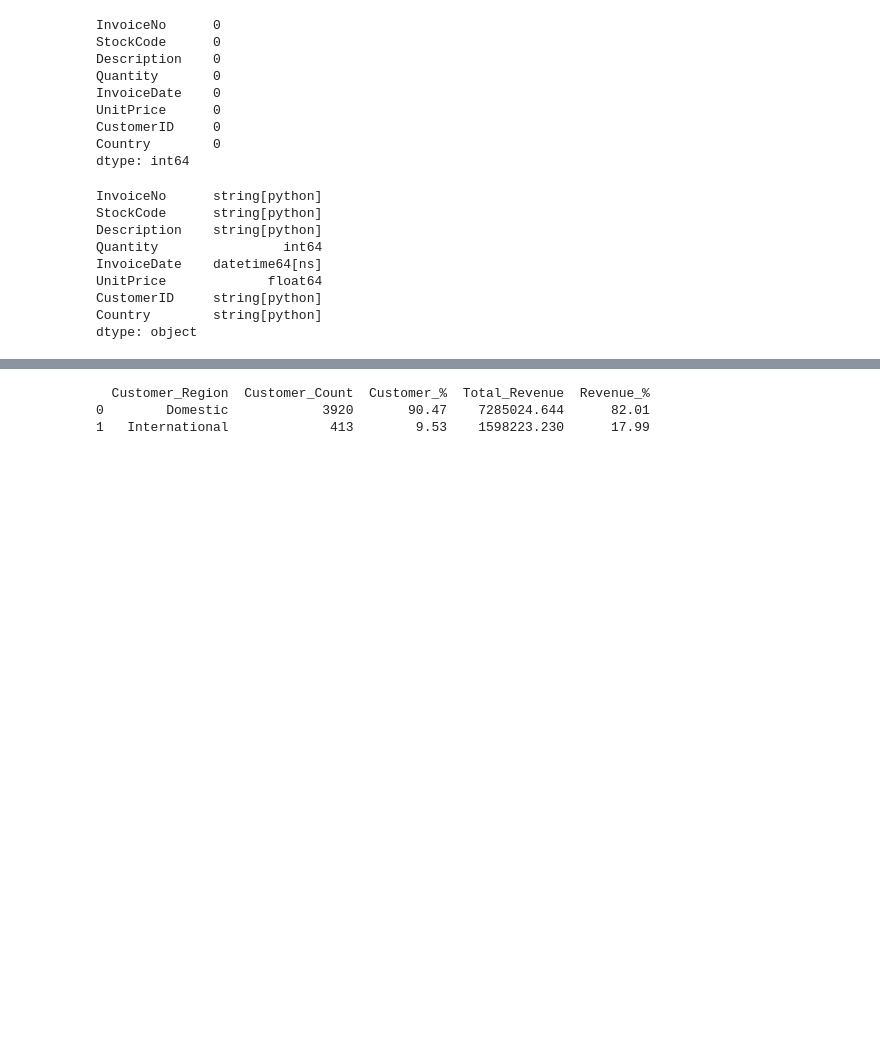
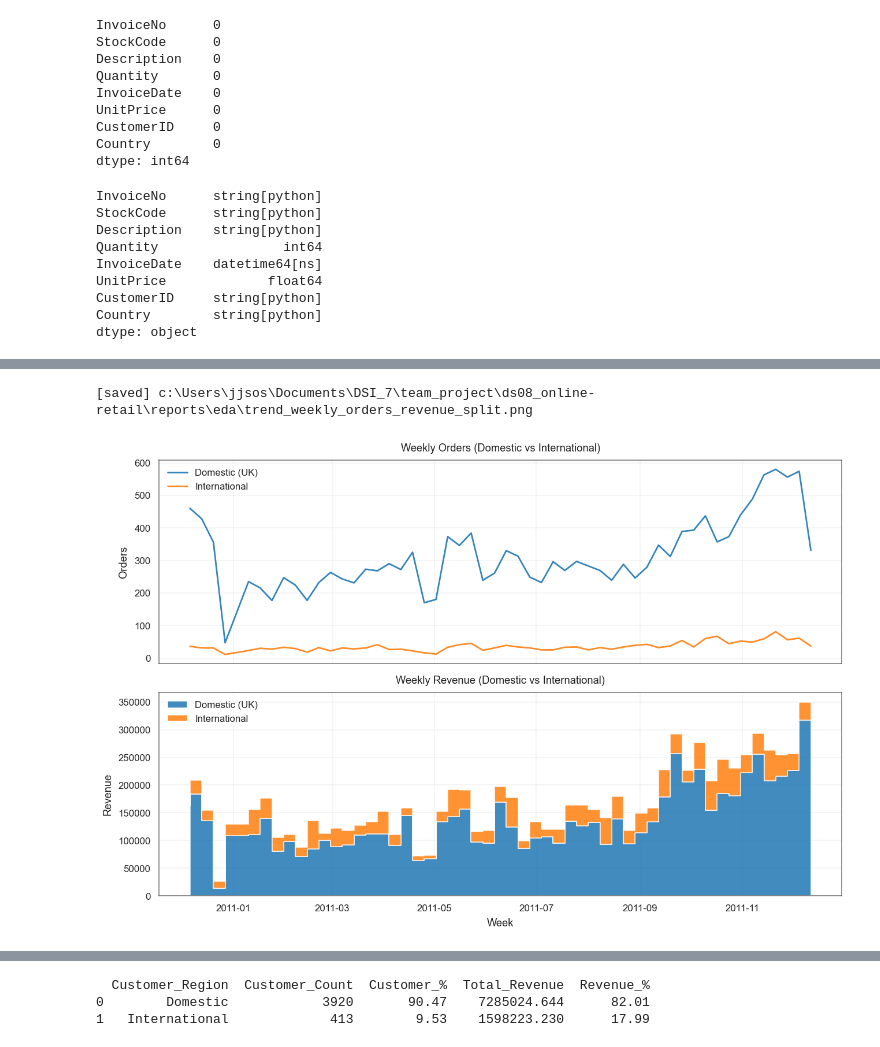
Before and after one commit to bisharatm/ds08_online-retail, a Jupyter notebook: notebooks/02_eda_and_final_preparation.ipynb, the cells around one changed output, grey strips where cells are left out. Drawn from its saved outputs; the diff is of its cells as text; code cells hidden in the pictures; blank space fills up the shorter version.

Commit message:
added visualizations to EDA notebook 02

```diff
--- a/notebooks/02_eda_and_final_preparation.ipynb
+++ b/notebooks/02_eda_and_final_preparation.ipynb
@@ -155,0 +172,58 @@ online_retail_df.head()
+# %%
+# Figure 01 Weekly Orders and Revenue (Domestic vs International)
+# Weekly orders split by region
+weekly_orders_region = (
+    online_retail_df
+      .groupby([pd.Grouper(key="InvoiceDate", freq="W-MON"), "Customer_Region"])["InvoiceNo"]
+      .nunique()
+      .unstack("Customer_Region")
+      .fillna(0.0)
+      .reset_index()
+)
+
+# Weekly revenue split by region
+weekly_rev_region = (
+    online_retail_df
+      .groupby([pd.Grouper(key="InvoiceDate", freq="W-MON"), "Customer_Region"])["Revenue"]
+      .sum()
+      .unstack("Customer_Region")
+      .fillna(0.0)
+      .reset_index()
+)
+
+# Fetch Values
+tot_orders = online_retail_df.groupby("Customer_Region")["InvoiceNo"].nunique()
+tot_rev = online_retail_df.groupby("Customer_Region")["Revenue"].sum()
+uk_orders = float(tot_orders["Domestic"])
+int_orders = float(tot_orders["International"])
+uk_rev = float(tot_rev["Domestic"])
+int_rev = float(tot_rev["International"])
+orders_int_pct = 100 * int_orders / (uk_orders + int_orders)
+rev_uk_pct = 100 * uk_rev / (uk_rev + int_rev)
+aov_uk = uk_rev / uk_orders
+aov_int = int_rev / int_orders
+
+# Create figures and axes
+uk_c, intl_c = COLORS["uk"], COLORS["intl"]
+fig, (ax1, ax2) = plt.subplots(2, 1, figsize=(12, 8), sharex=True)
+
+# Ax1 Weekly Orders (lines)
+ax1.plot(weekly_orders_region["InvoiceDate"], weekly_orders_region["Domestic"], label="Domestic (UK)", linewidth=1.8, color=uk_c, alpha=0.9)
+ax1.plot(weekly_orders_region["InvoiceDate"], weekly_orders_region["International"], label="International", linewidth=1.8, color=intl_c, alpha=0.9)
+style_ax(ax1, title="Weekly Orders (Domestic vs International)", xlabel="", ylabel="Orders", legend_loc="upper left")
+
+# Ax2 Weekly Revenue (stacked area)
+x = weekly_rev_region["InvoiceDate"]
+y_dom = weekly_rev_region["Domestic"].to_numpy()
+y_int = weekly_rev_region["International"].to_numpy()
+ax2.stackplot(x, y_dom, y_int, labels=["Domestic (UK)", "International"], colors=[uk_c, intl_c], step="pre", alpha=0.85)
+style_ax(ax2, title="Weekly Revenue (Domestic vs International)", xlabel="Week", ylabel="Revenue", legend_loc="upper left")
+
+fig.tight_layout()
+out_path = eda_dir / "trend_weekly_orders_revenue_split.png"
+fig.savefig(out_path, dpi=150, bbox_inches="tight")
+print(f"[saved] {out_path}")
+plt.show()
+# %% [output]
+[saved] c:\Users\jjsos\Documents\DSI_7\team_project\ds08_online-retail\reports\eda\trend_weekly_orders_revenue_split.png
+[figure, added]
```
Also changed, not shown: parts of 24 cells of this notebook, 7 other files.
